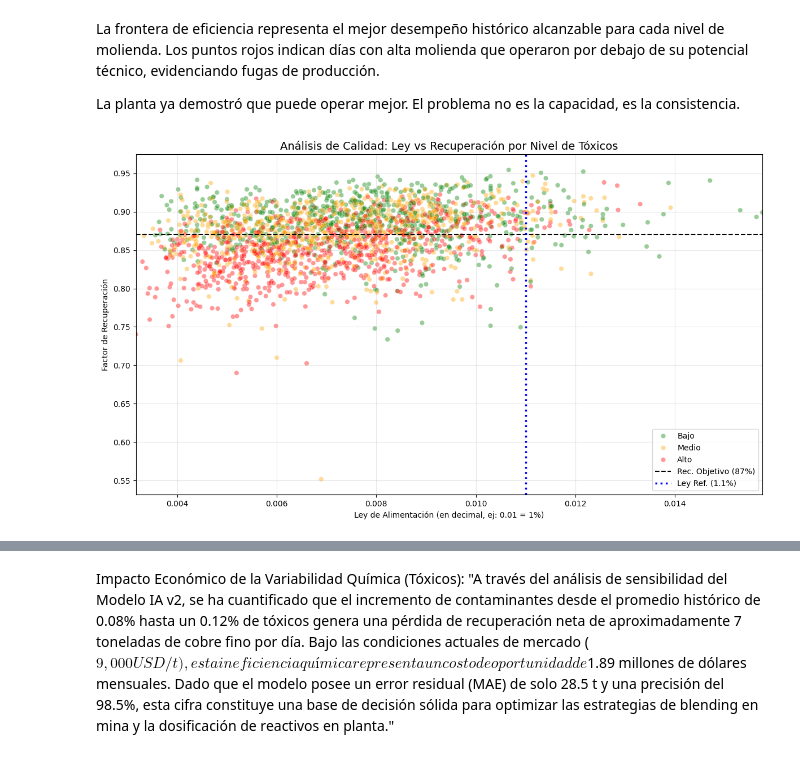
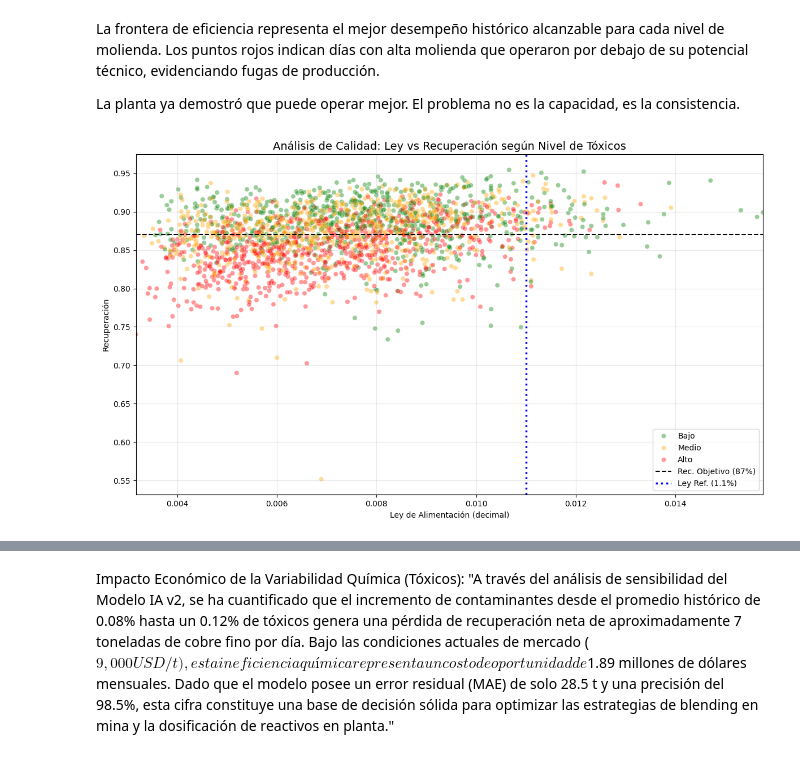
Before and after one commit to raultyv/Machine_learning, a Jupyter notebook: RF_plan_mensual.ipynb, the cells around one changed output, grey strips where cells are left out. Cells and saved outputs as stored; diff of their text form; code cells hidden in the pictures.

```diff
--- a/RF_plan_mensual.ipynb
+++ b/RF_plan_mensual.ipynb
@@ -965,79 +1015,74 @@ La planta ya demostró que puede operar mejor.
 El problema no es la capacidad, es la consistencia.
 # %%
 ## scatter plots
-import seaborn as sns
-
-plt.figure(figsize=(10, 6))
-sns.scatterplot(data=df_limpio, x='Ley_Pct', y='Rec_Pct', hue='Tox_Pct', palette='viridis', alpha=0.5)
-plt.title('Relación Ley vs Recuperación (Coloreado por Tóxicos)')
-plt.axvline(df_limpio['Ley_Pct'].mean(), color='red', linestyle='--', label='Ley Media')
-plt.grid(True, alpha=0.3)
-plt.show()
-
-
-## mejora de grafico
 import matplotlib.pyplot as plt
 import seaborn as sns
+import pandas as pd
 
-# CONFIGURACIÓN DE REFERENCIAS
-rec_objetivo = 0.87
-# CORRECCIÓN: La ley debe estar en el mismo formato que el dataset (ej: 0.011 es 1.1%)
-ley_ref = 0.011   # Editado a 1.1% para que sea visible en el rango real
+# -----------------------------
+# PARÁMETROS CAMBIABLES
+# -----------------------------
+rec_objetivo = 0.87      # Recuperación objetivo (87%)
+ley_ref = 0.011          # Ley de referencia (1.1%)
 
+# -----------------------------
+# CREAR Tox_Nivel SI NO EXISTE
+# -----------------------------
+if 'Tox_Nivel' not in df_limpio.columns:
+    df_limpio['Tox_Nivel'] = pd.qcut(
+        df_limpio['Tox_Pct'],
+        q=3,
+        labels=['Bajo', 'Medio', 'Alto']
+    )
+
+# -----------------------------
+# GRÁFICO
+# -----------------------------
 plt.figure(figsize=(12, 7))
 
 sns.scatterplot(
     data=df_limpio,
     x='Ley_Pct',
     y='Rec_Pct',
     hue='Tox_Nivel',
     palette={'Bajo': 'green', 'Medio': 'orange', 'Alto': 'red'},
-    alpha=0.4
+    alpha=0.4,
+    s=35
 )
 
-# Límites dinámicos basados en los datos
-xmin = df_limpio['Ley_Pct'].min()
-xmax = df_limpio['Ley_Pct'].max()
+# Límites dinámicos
+xmin, xmax = df_limpio['Ley_Pct'].min(), df_limpio['Ley_Pct'].max()
 plt.xlim(xmin, xmax)
 
-# Línea horizontal de recuperación (Target)
+# Línea horizontal: recuperación objetivo
 plt.axhline(
     rec_objetivo,
     color='black',
     linestyle='--',
     linewidth=1.5,
     label=f'Rec. Objetivo ({rec_objetivo*100:.0f}%)'
 )
 
-# LÓGICA DE LA LÍNEA VERTICAL
+# Línea vertical: ley de referencia (solo si está en rango)
 if xmin <= ley_ref <= xmax:
     plt.axvline(
         ley_ref,
         color='blue',
         linestyle=':',
         linewidth=2.5,
-        label=f'Ley Ref. ({ley_ref*100:.1f}%)' # Multiplicamos por 100 para la etiqueta
-    )
-else:
-    # Si la ley_ref sigue siendo muy alta (ej. 0.87), aparecerá este mensaje
-    plt.text(
-        0.05, 0.90,
-        f'⚠ Ley ref. ({ley_ref:.2f}) fuera de rango\n(Rango: {xmin:.3f} - {xmax:.3f})',
-        transform=plt.gca().transAxes,
-        fontsize=11,
-        color='red',
-        bbox=dict(facecolor='white', alpha=0.8)
+        label=f'Ley Ref. ({ley_ref*100:.1f}%)'
     )
 
-plt.title('Análisis de Calidad: Ley vs Recuperación por Nivel de Tóxicos', fontsize=14)
-plt.xlabel('Ley de Alimentación (en decimal, ej: 0.01 = 1%)')
-plt.ylabel('Factor de Recuperación')
+# Etiquetas
+plt.title('Análisis de Calidad: Ley vs Recuperación según Nivel de Tóxicos', fontsize=14)
+plt.xlabel('Ley de Alimentación (decimal)')
+plt.ylabel('Recuperación')
 plt.legend(loc='lower right', frameon=True)
 plt.grid(True, alpha=0.3)
 plt.tight_layout()
 plt.show()
 # %% [output]
-[figure, old version]
+[figure, new version]
 # %%
 ## implementacion del modelo randon forest
 # Actualizamos nuestra lista de variables incluyendo Tox_Pct
```
Also changed, not shown: parts of 19 cells of this notebook.
